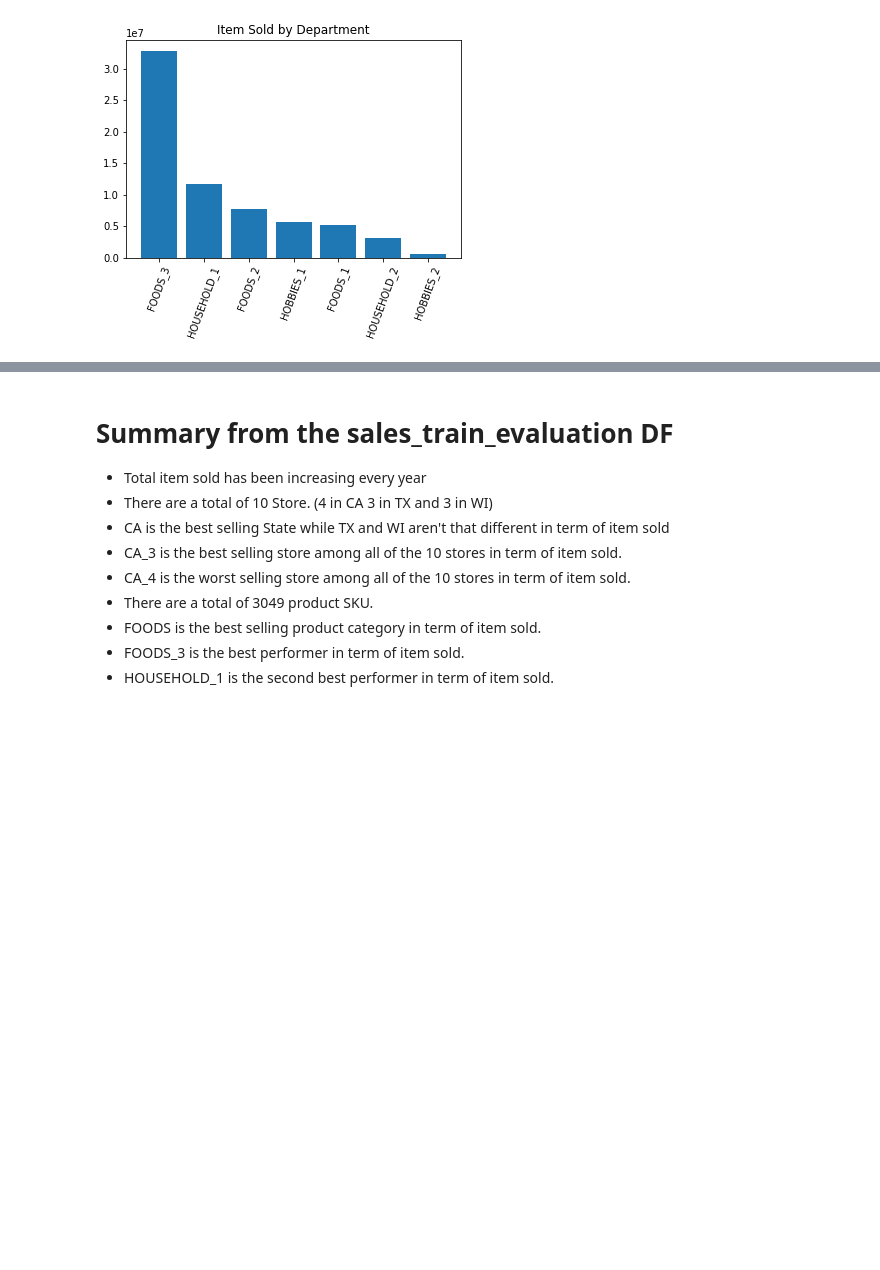
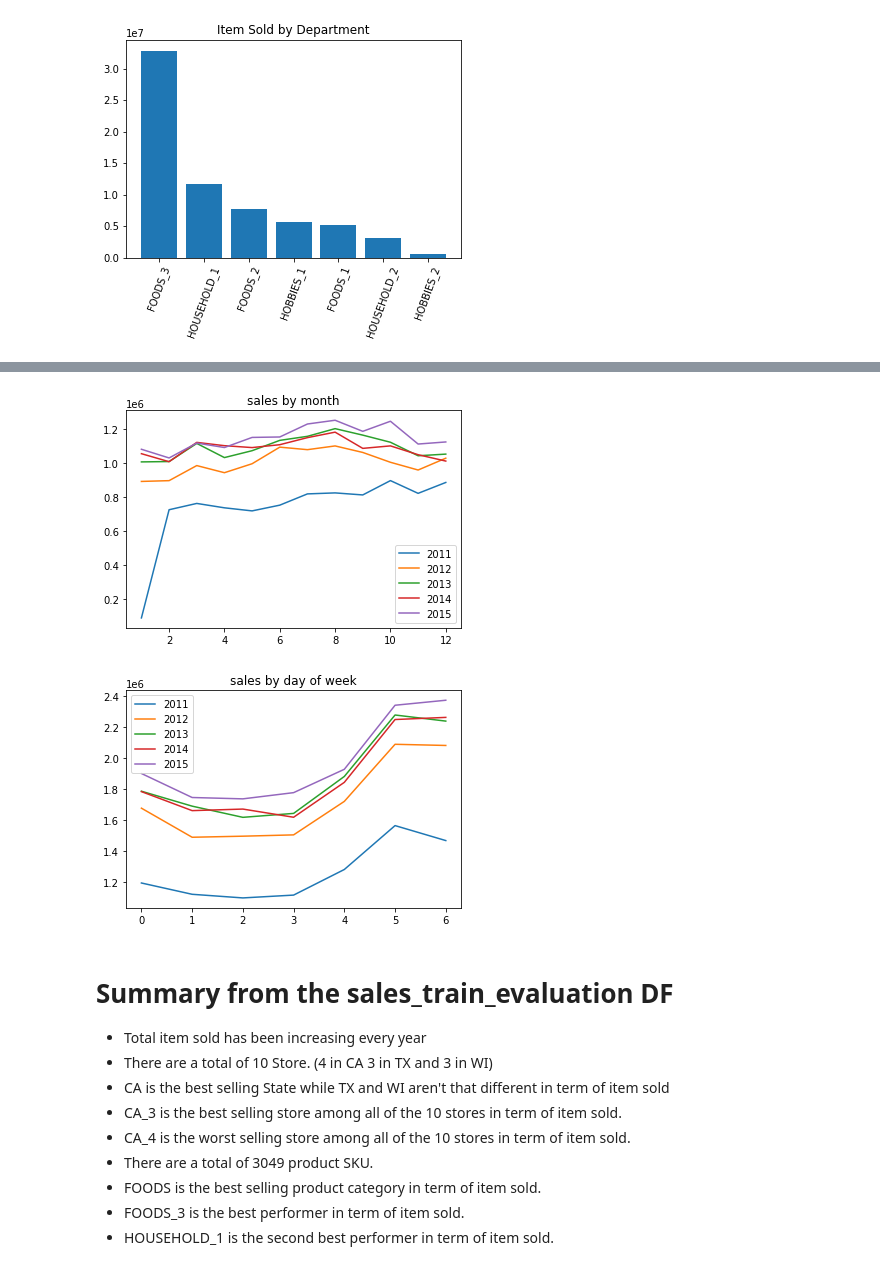
Before and after one commit to soi130/M5_case_study, a Jupyter notebook: M5_analysis.ipynb, the cells around one changed output, grey strips where cells are left out. Saved outputs shown, nothing was run; the diff lists cells and outputs as text; code cells hidden in the pictures; blank space fills up the shorter version.

```diff
--- a/M5_analysis.ipynb
+++ b/M5_analysis.ipynb
@@ -541,3 +558,35 @@ plot_sales_by_dep(sales_edit)
+# %%
+def seasonal_plot(df_by_store_dept):
+
+    test = df_by_store_dept.sum().to_frame()
+    test.columns = ['sales']
+    test['dow'] = test.index.weekday
+    test['y'] = test.index.year
+    test['m'] = test.index.month
+
+    #month_season
+    m_s = test.groupby(['y','m']).sum()
+
+    plt.figure()
+    for i in np.arange(2011,2016):
+        plt.plot(m_s.loc[i, 'sales'],label=i)
+    plt.title('sales by month')
+    plt.legend()
+
+    #dow_season
+    d_s = test.groupby(['y','dow']).sum()
+
+    plt.figure()
+    for i in np.arange(2011,2016):
+        plt.plot(d_s.loc[i, 'sales'],label=i)
+    plt.title('sales by day of week')
+    plt.legend()
+
+
+seasonal_plot(df_by_store_dept)
+# %% [output]
+[figure, added]
+[figure, added]
 # %% [markdown]
 # Summary from the sales_train_evaluation DF
 
```
Also changed, not shown: parts of 25 cells of this notebook, 15 other files.
